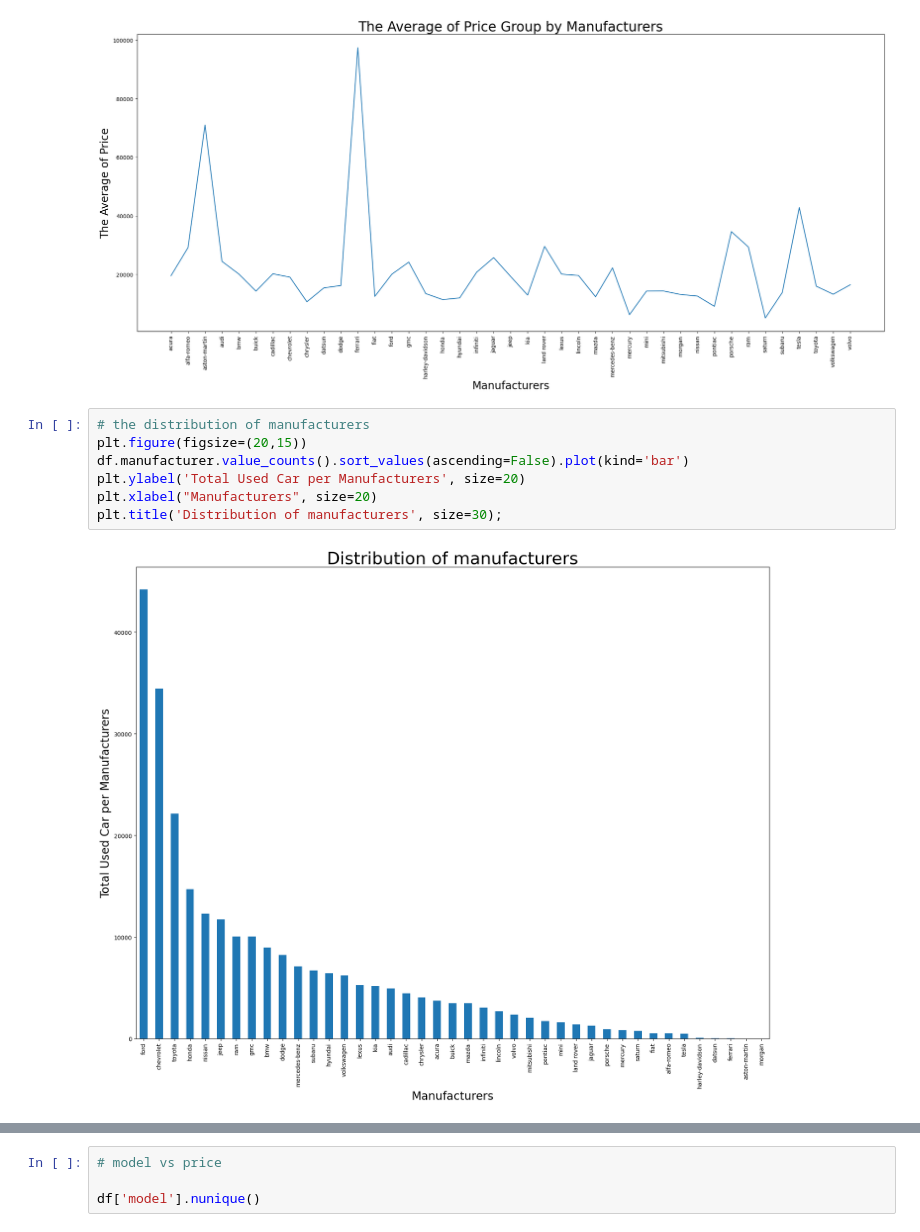
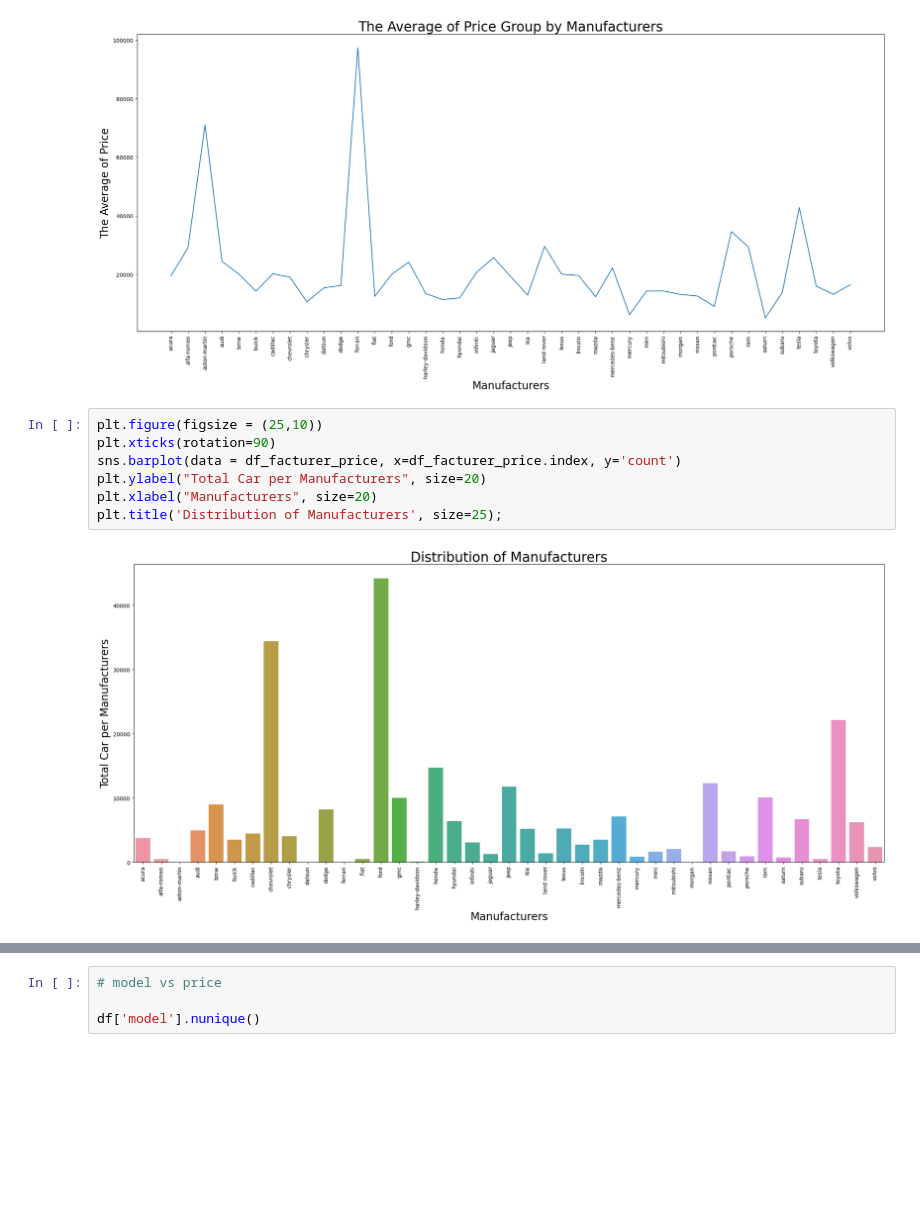
Before and after one commit to tkhong95/used_car, a Jupyter notebook: 01_data_cleaning_EDA.ipynb, the cells around one changed output, grey strips where cells are left out. Drawn from its saved outputs; the diff is of its cells as text; blank space fills up the shorter version.

```diff
--- a/01_data_cleaning_EDA.ipynb
+++ b/01_data_cleaning_EDA.ipynb
@@ -364,15 +378,15 @@ plt.xlabel("Manufacturers", size=20)
 plt.title('The Average of Price Group by Manufacturers', size=25);
 # %% [output]
 [figure]
-# %%
-# the distribution of manufacturers
-plt.figure(figsize=(20,15))
-df.manufacturer.value_counts().sort_values(ascending=False).plot(kind='bar')
-plt.ylabel('Total Used Car per Manufacturers', size=20)
-plt.xlabel("Manufacturers", size=20)
-plt.title('Distribution of manufacturers', size=30);
-# %% [output]
-[figure, removed]
+# %%
+plt.figure(figsize = (25,10))
+plt.xticks(rotation=90)
+sns.barplot(data = df_facturer_price, x=df_facturer_price.index, y='count')
+plt.ylabel("Total Car per Manufacturers", size=20)
+plt.xlabel("Manufacturers", size=20)
+plt.title('Distribution of Manufacturers', size=25);
+# %% [output]
+[figure, added]
 # %%
 plt.figure(figsize = (25,10))
 plt.xticks(rotation=90)
```
Also changed, not shown: parts of 26 cells of this notebook, 20 other files.
